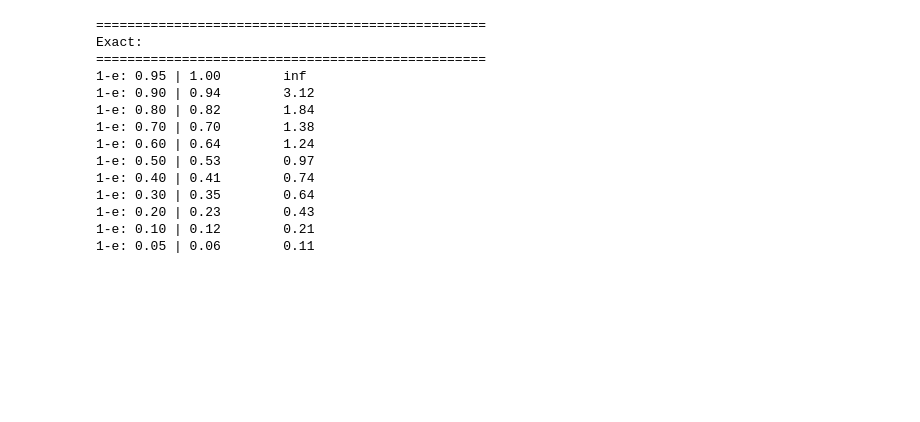
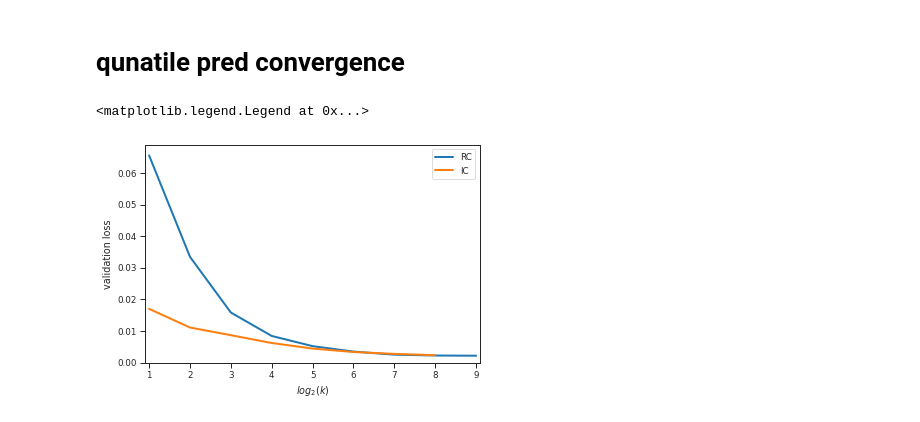
Before and after one commit to ajfisch/few-shot-cp, a Jupyter notebook: plots.ipynb, the cells around one changed output. Drawn from its saved outputs; the diff is of its cells as text; code cells hidden in the pictures; blank space fills up the shorter version.

```diff
--- a/plots.ipynb
+++ b/plots.ipynb
@@ -120,23 +156,49 @@ Meta:
-# %%
-print("=" * 50)
-print("Exact:")
-print("=" * 50)
-for q in meta.keys():
-    values = exact[float(q)]
-    qq = float(q)
-    print("1-e: %2.2f | %2.2f\t%2.2f" % (qq, values[0], values[1]))
-# %% [output]
-==================================================
-Exact:
-==================================================
-1-e: 0.95 | 1.00        inf
-1-e: 0.90 | 0.94        3.12
-1-e: 0.80 | 0.82        1.84
-1-e: 0.70 | 0.70        1.38
-1-e: 0.60 | 0.64        1.24
-1-e: 0.50 | 0.53        0.97
-1-e: 0.40 | 0.41        0.74
-1-e: 0.30 | 0.35        0.64
-1-e: 0.20 | 0.23        0.43
-1-e: 0.10 | 0.12        0.21
-1-e: 0.05 | 0.06        0.11
+# %% [markdown]
+# qunatile pred convergence
+# %%
+# ks = [2, 4, 8, 16, 32, 64, 128, 256, 512]
+ks = [1, 2, 3, 4, 5, 6, 7, 8, 9]
+path = "/data/rsg/nlp/tals/coverage/meta_cp/few-shot-cp/fewrel/results/10_way/k=%s/q=0.80/logs/default/version_1/metrics.csv"
+
+losses = []
+for k in ks:
+    p = path % 2**k
+    with open(p, 'r') as f:
+        last_line = f.readlines()[-1].strip()
+    val_loss = float(last_line.split(',')[-1])
+    losses.append(val_loss)
+
+x = ks
+y = losses
+max_y = max(y)
+max_x = max(x)
+plt.plot(x, y, '-', label="RC", linewidth=2)
+
+path = "/data/rsg/nlp/tals/coverage/meta_cp/few-shot-cp/mini_imagenet/results/10_way/k=%s/q=0.80/logs/default/version_1/metrics.csv"
+
+losses = []
+for k in ks:
+    p = path % 2**k
+    if os.path.exists(p):
+        with open(p, 'r') as f:
+            last_line = f.readlines()[-1].strip()
+        val_loss = float(last_line.split(',')[-1])
+        losses.append(val_loss)
+
+x = ks[:len(losses)]
+y = losses
+max_y = max(max(y), max_y)
+max_x = max(max(x), max_x)
+plt.plot(x, y, '-', label="IC", linewidth=2)
+
+plt.ylim(-0.0, 1.05*max_y)
+plt.xlim(0.9, 1.01*max_x)
+
+
+plt.xlabel("$log_2(k)$")
+plt.ylabel("validation loss")
+# plt.xscale('log', basex=2)
+plt.legend()
+# %% [output]
+<matplotlib.legend.Legend at 0x...>
+[figure, added]
```
Also changed, not shown: parts of 8 cells of this notebook, 12 other files.
